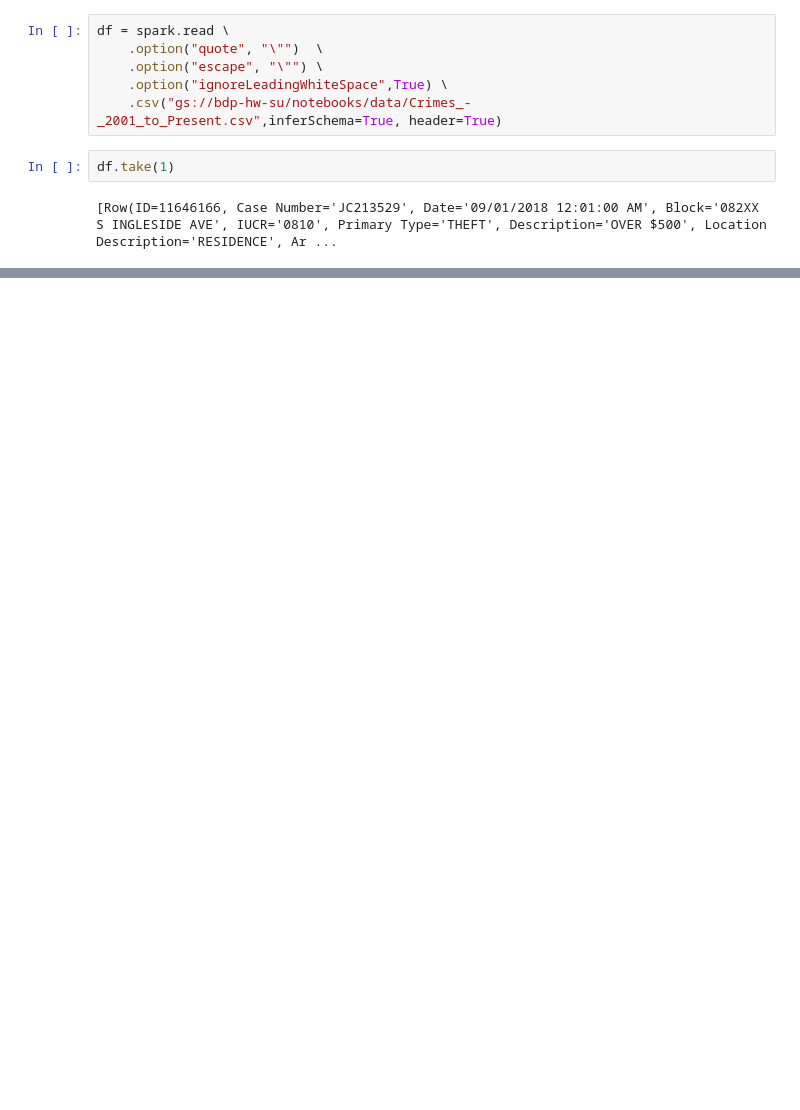
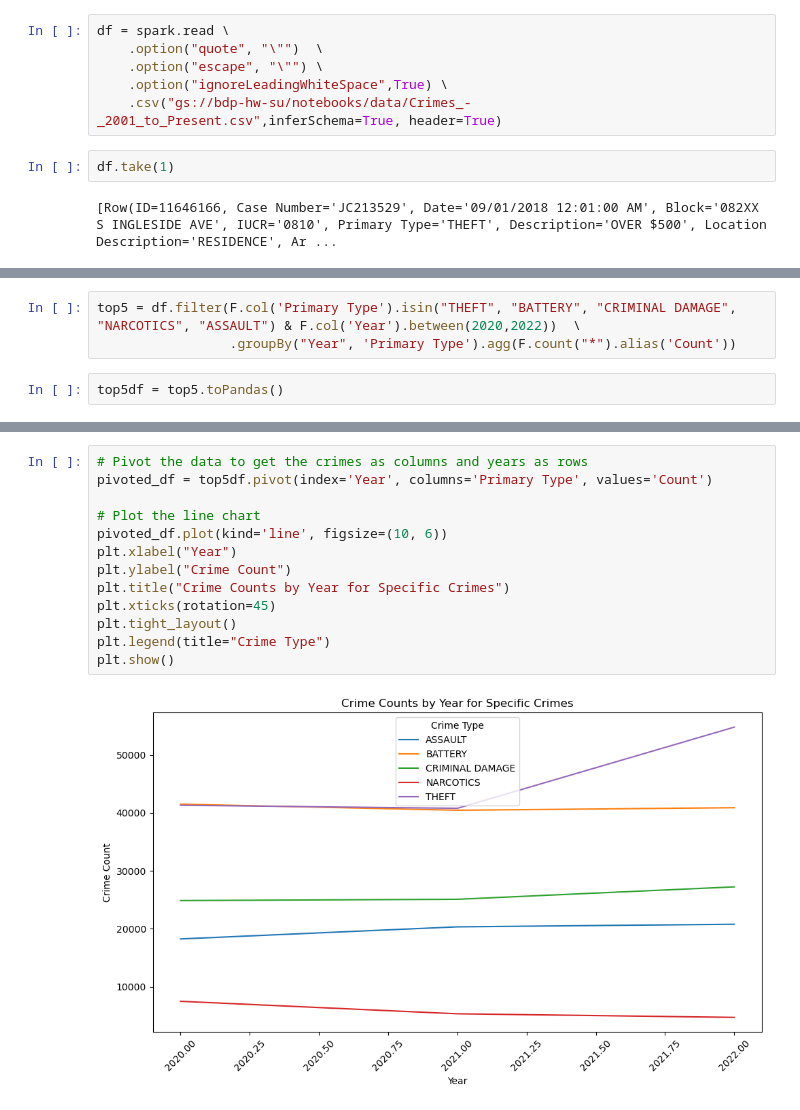
Before and after one commit to sdingx/bdp_hws, a Jupyter notebook: a3/a3_ding.ipynb, the cells around one changed output, grey strips where cells are left out. Drawn from its saved outputs; the diff is of its cells as text; blank space fills up the shorter version.

```diff
--- a/a3/a3_ding.ipynb
+++ b/a3/a3_ding.ipynb
@@ -63,0 +565,5 @@ org.apache.spark.SparkException: Unmanaged application application_1689896722086
+# %%
+top5 = df.filter(F.col('Primary Type').isin("THEFT", "BATTERY", "CRIMINAL DAMAGE", "NARCOTICS", "ASSAULT") & F.col('Year').between(2020,2022))  \
+                 .groupBy("Year", 'Primary Type').agg(F.count("*").alias('Count'))
+# %%
+top5df = top5.toPandas()
@@ -63,0 +589,15 @@ org.apache.spark.SparkException: Unmanaged application application_1689896722086
+# %%
+# Pivot the data to get the crimes as columns and years as rows
+pivoted_df = top5df.pivot(index='Year', columns='Primary Type', values='Count')
+
+# Plot the line chart
+pivoted_df.plot(kind='line', figsize=(10, 6))
+plt.xlabel("Year")
+plt.ylabel("Crime Count")
+plt.title("Crime Counts by Year for Specific Crimes")
+plt.xticks(rotation=45)
+plt.tight_layout()
+plt.legend(title="Crime Type")
+plt.show()
+# %% [output]
+[figure, added]
```
Also changed, not shown: parts of 119 cells of this notebook.
